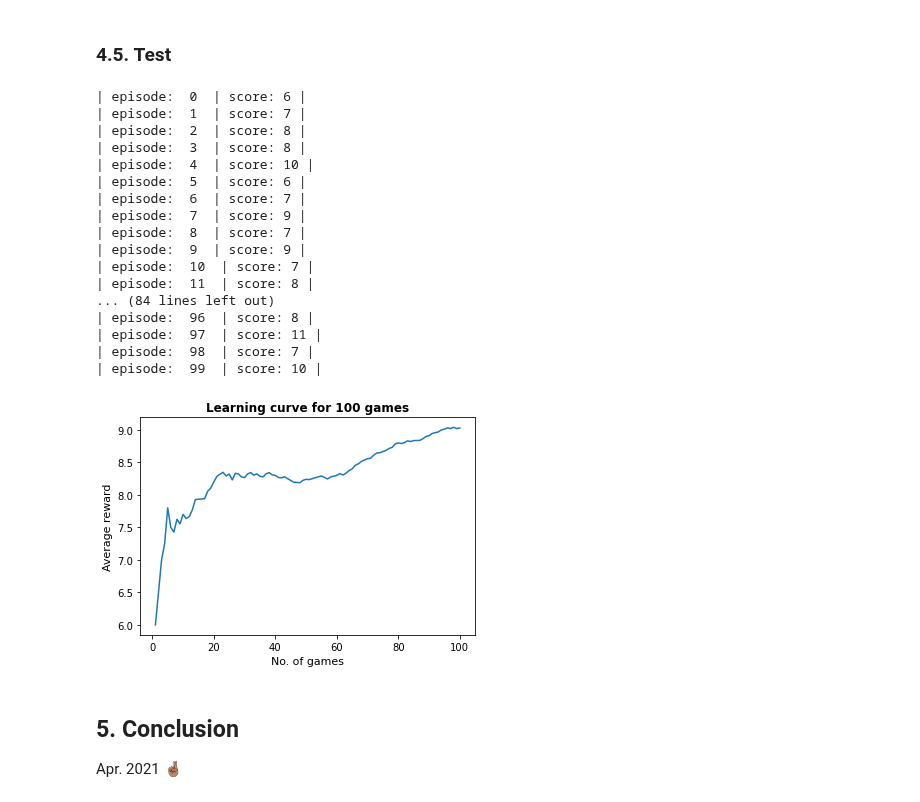
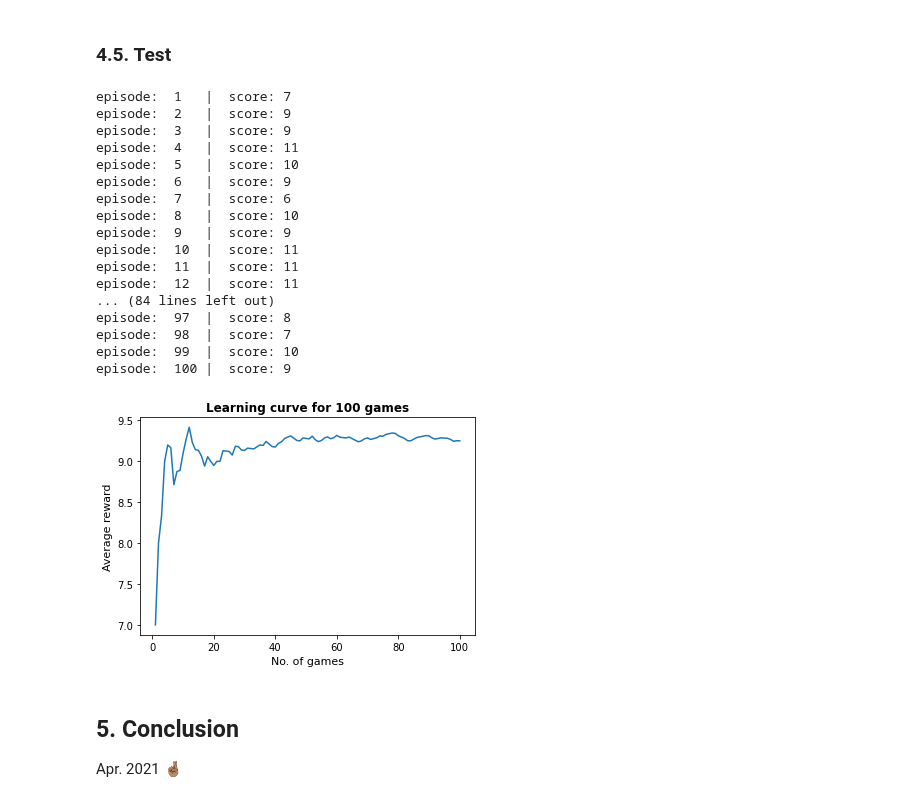
Before and after one commit to mughees-asif/dip, a Jupyter notebook: deep-learning-dip.ipynb, the cells around one changed output. Saved outputs shown, nothing was run; the diff lists cells and outputs as text; code cells hidden in the pictures.

```diff
--- a/deep-learning-dip.ipynb
+++ b/deep-learning-dip.ipynb
@@ -371,6 +413,6 @@ class CriticNetwork(nn.Module):
 # %%
 # storage class
-class PPOStorage:
+class ExperienceCollector:
     # constructor - init values to empty lists
     def __init__(self, batch_size):
         self.states_encountered = []
@@ -429,7 +471,7 @@ class Agent:
 
         self.actor = ActorNetwork(num_actions, input_dimensions, learning_rate_alpha)
         self.critic = CriticNetwork(input_dimensions, learning_rate_alpha)
-        self.memory = PPOStorage(batch_size)
+        self.memory = ExperienceCollector(batch_size)
 
     # store memory; interface function
     def interface_agent_memory(self, state, action, probability, values, reward, terminal_flag):
@@ -470,7 +512,7 @@ class Agent:
             for time_step in range(len(reward_array)-1):
                 discount = 1
                 advantage_time_step = 0
-                # from Schulman paper -> advantage function
+                # from Schulman paper -> the advantage function
                 for k in range(time_step, len(reward_array)-1):
                     advantage_time_step += discount*(reward_array[k] + self.gamma*values[k+1]*\
                             (1-int(terminal_flag_array[k])) - values[k])
@@ -487,7 +529,7 @@ class Agent:
                 old_probability = T.tensor(old_probability_array[batch]).to(self.actor.device)
                 actions = T.tensor(action_array[batch]).to(self.actor.device)
 
-                # pi(theta)_new: take states and pass to Actor to get the new distribution for new probability
+                # pi(theta)_new: take states and pass to Actor to get the distribution for new probability
                 dist = self.actor(states)
 
                 critic_value = self.critic(states)
@@ -531,7 +582,6 @@ class Agent:
 """
 Adapted from the classic cart-pole system implemented by Rich Sutton et al.
 """
-
 class DoubleInvertedPendulumMA(gym.Env):
     def __init__(self):
         self.gravity = 9.81
@@ -630,17 +680,9 @@ class DoubleInvertedPendulumMA(gym.Env):
         if not done:
             reward = 1.0
         elif self.steps_beyond_done is None:
-            # Pole just fell!
             self.steps_beyond_done = 0
             reward = 1.0
         else:
-            if self.steps_beyond_done == 0:
-                logger.warn(
-                    "You are calling 'step()' even though this "
-                    "environment has already returned done = True. You "
-                    "should always call 'reset()' once you receive 'done = "
-                    "True' -- any further steps are undefined behavior."
-                )
             self.steps_beyond_done += 1
             reward = 0.0
 
@@ -655,10 +697,15 @@ class DoubleInvertedPendulumMA(gym.Env):
 # %%
 # create environment
 env = DoubleInvertedPendulumMA()
-N = 20
+
+# number of samples processed before the model is updated
 batch_size = 5
+# a full training pass over the entire dataset such that each example has been seen once
 num_epochs = 4
+# controls the rate or speed at which the model learns
 learning_rate_alpha = 3e-4
+
+# create agent
 agent = Agent(num_actions=env.action_space.n, batch_size=batch_size,
                 learning_rate_alpha=learning_rate_alpha, num_epochs=num_epochs,
                 input_dimensions=env.observation_space.shape)
@@ -668,10 +715,14 @@ num_games = 100
 
 # track best score: minimum score for the environment
 best_score = env.reward_range[0]
+# record score history
 score_history = []
 
+# a reward function that informs the agent how well its current actions and states are doing
 learn_iters = 0
+# track average score
 average_score = 0
+# number of steps means using one batch size of training data to train the model
 num_steps = 0
 
 for i in range(num_games):
@@ -681,55 +732,64 @@ for i in range(num_games):
     while not terminal_flag:
         # choose action based on the current state of the environment
         action, probability, value = agent.action_choice(observation)
+        # get information back from environment
         observation_, reward, terminal_flag, info = env.step(action)
+        # update step
         num_steps += 1
+        # update score based on current reward
         score += reward
 
         # store transition in the agent memory
         agent.interface_agent_memory(observation, action, probability, value, reward, terminal_flag)
-        if num_steps % N == 0:
+        if num_steps % num_steps == 0:
             agent.learn()
             learn_iters += 1
         observation = observation_
     score_history.append(score)
     average_score = np.mean(score_history[-100:])
 
     if average_score > best_score:
         best_score = average_score
 
-    print('| episode: ', i, ' | score: %.0f |' % score)
+    if i+1 < 10:
+        print('episode: ', i+1, '  |  score: %.0f' % score)
+    elif i+1 < 100:
+        print('episode: ', i+1, ' |  score: %.0f' % score)
+    else:
+        print('episode: ', i+1, '|  score: %.0f' % score)
 
 episodes = [i+1 for i in range(len(score_history))]
 
+# visualise learning
 def plot_learning_curve(episode, scores):
     running_avg = np.zeros(len(scores))
     for i in range(len(running_avg)):
         running_avg[i] = np.mean(scores[max(0, i-100):(i+1)])
     plt.plot(episode, running_avg)
     plt.title(f"Learning curve for {num_games} games", fontweight='bold')
     plt.xlabel('No. of games', fontsize=11)
     plt.ylabel('Average reward', fontsize=11)
 
 plot_learning_curve(episodes, score_history)
 # %% [output]
-| episode:  0  | score: 6 |
-| episode:  1  | score: 7 |
-| episode:  2  | score: 8 |
-| episode:  3  | score: 8 |
-| episode:  4  | score: 10 |
-| episode:  5  | score: 6 |
-| episode:  6  | score: 7 |
-| episode:  7  | score: 9 |
-| episode:  8  | score: 7 |
-| episode:  9  | score: 9 |
-| episode:  10  | score: 7 |
-| episode:  11  | score: 8 |
+episode:  1   |  score: 7
+episode:  2   |  score: 9
+episode:  3   |  score: 9
+episode:  4   |  score: 11
+episode:  5   |  score: 10
+episode:  6   |  score: 9
+episode:  7   |  score: 6
+episode:  8   |  score: 10
+episode:  9   |  score: 9
+episode:  10  |  score: 11
+episode:  11  |  score: 11
+episode:  12  |  score: 11
 ... (84 lines left out)
-| episode:  96  | score: 8 |
-| episode:  97  | score: 11 |
-| episode:  98  | score: 7 |
-| episode:  99  | score: 10 |
+episode:  97  |  score: 8
+episode:  98  |  score: 7
+episode:  99  |  score: 10
+episode:  100 |  score: 9
-[figure, old version]
+[figure, new version]
 # %% [markdown]
 ## 5. Conclusion <a class="anchor" id="conclusion"></a>
 
```
Also changed, not shown: parts of 11 cells of this notebook, 1 other file.
